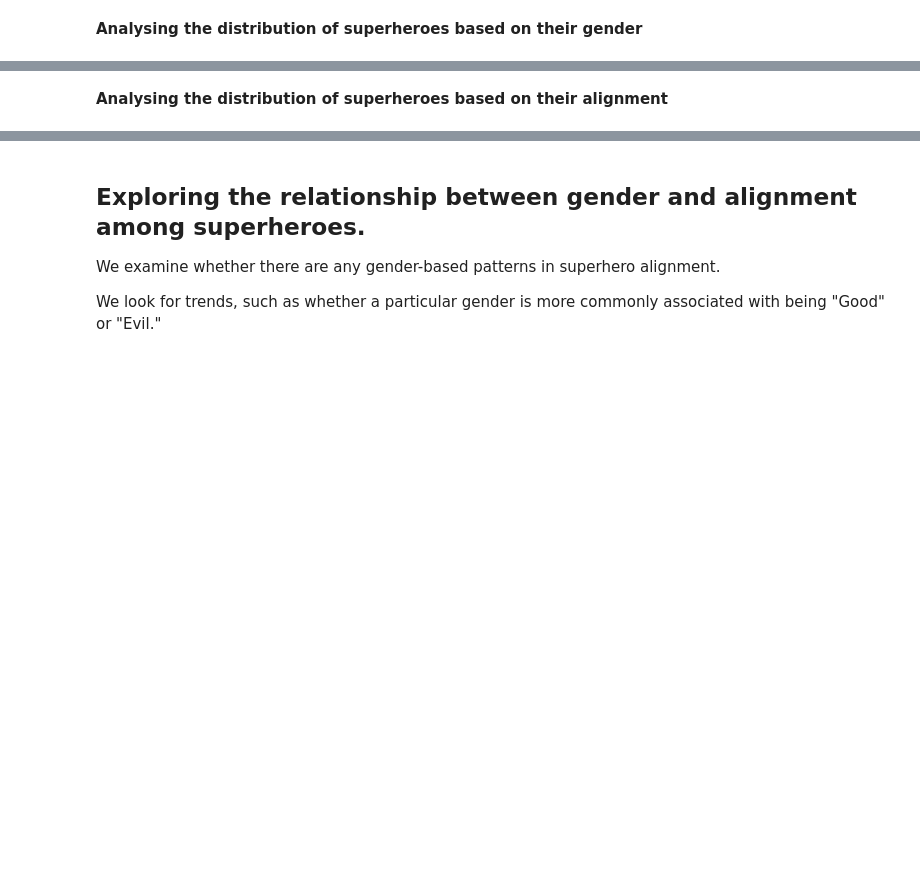
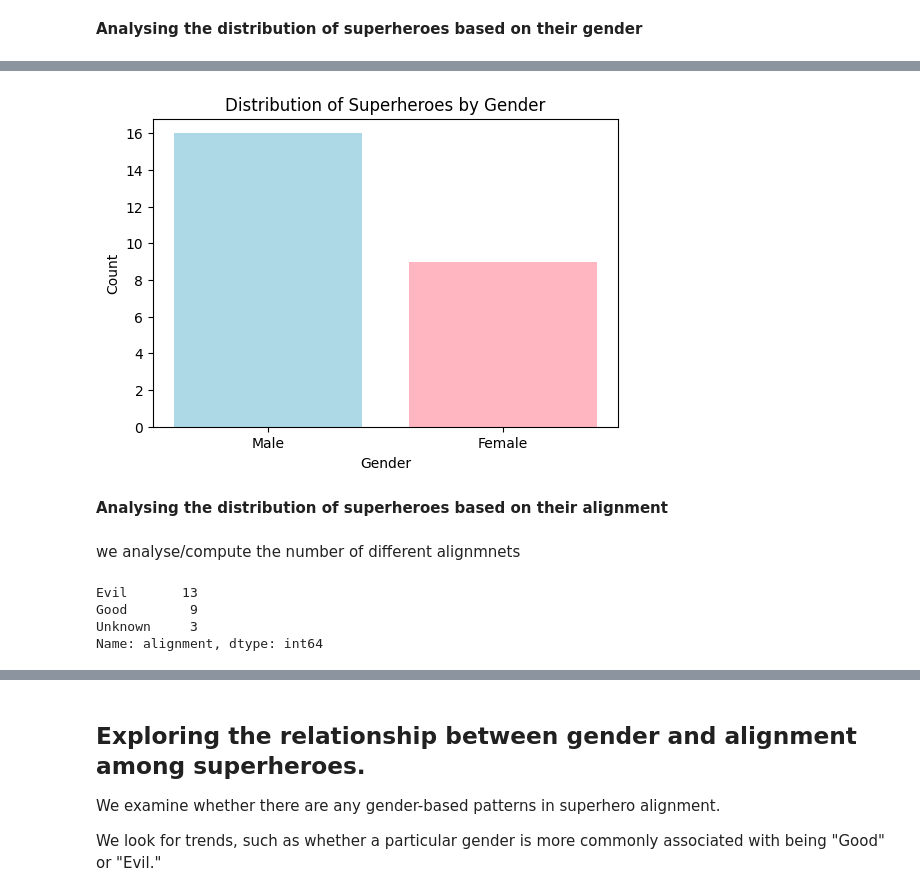
Before and after one commit to isys5002-itp/isys5002-2023-semester2, a Jupyter notebook: 10_1_analysing_and_visualising_superheroes_dataset_Tue10AM.ipynb, the cells around one changed output, grey strips where cells are left out. Cells and saved outputs as stored; diff of their text form; code cells hidden in the pictures; blank space fills up the shorter version.

Commit message:
Completed Data Analysis and Visualisation

```diff
--- a/10_1_analysing_and_visualising_superheroes_dataset_Tue10AM.ipynb
+++ b/10_1_analysing_and_visualising_superheroes_dataset_Tue10AM.ipynb
@@ -242,15 +239,27 @@ gender_counts
 # %%
 # Create a bar chart to visualize the distribution
-plt.figure(figsize=(8, 6))
+plt.figure(figsize=(6, 4))
 plt.bar(gender_counts.index, gender_counts.values, color=['lightblue', 'lightpink', 'lightgray'])
 plt.title('Distribution of Superheroes by Gender')
 plt.xlabel('Gender')
 plt.ylabel('Count')
 plt.xticks(rotation=0)
 
 # Display the plot
 plt.show()
+# %% [output]
+[figure, added]
 # %% [markdown]
 **Analysing the distribution of superheroes based on their alignment**
+# %% [markdown]
+we analyse/compute the number of different alignmnets
 # %%
 # Calculate the count of superheroes by alignment
+alignment_counts = df['alignment'].value_counts()
+
+alignment_counts
+# %% [output]
+Evil       13
+Good        9
+Unknown     3
+Name: alignment, dtype: int64
```
Also changed, not shown: parts of 15 cells of this notebook.
